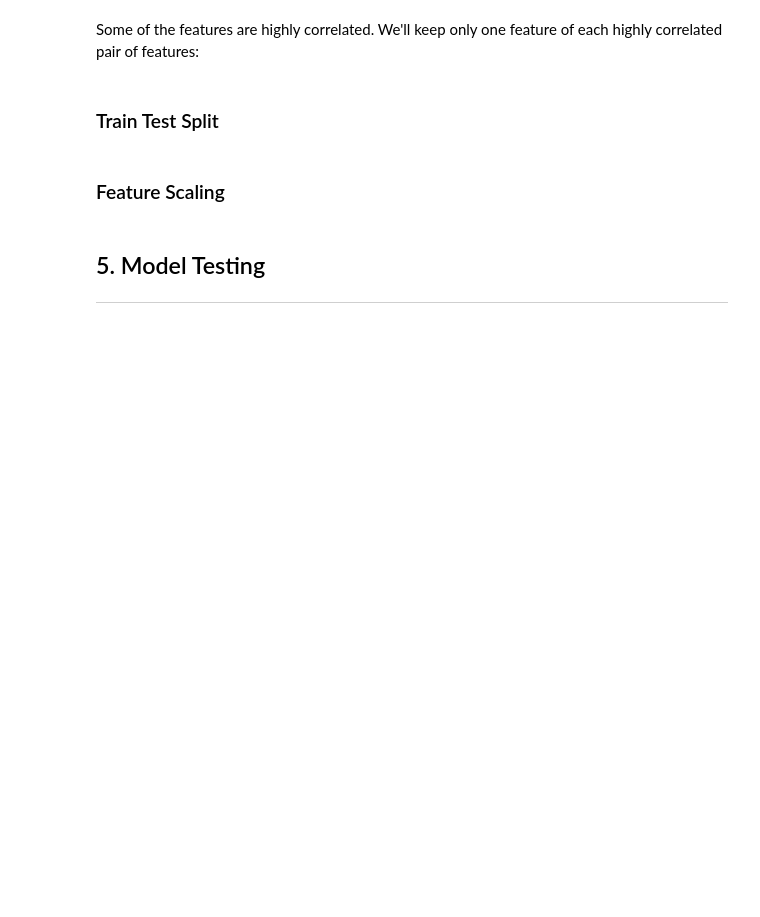
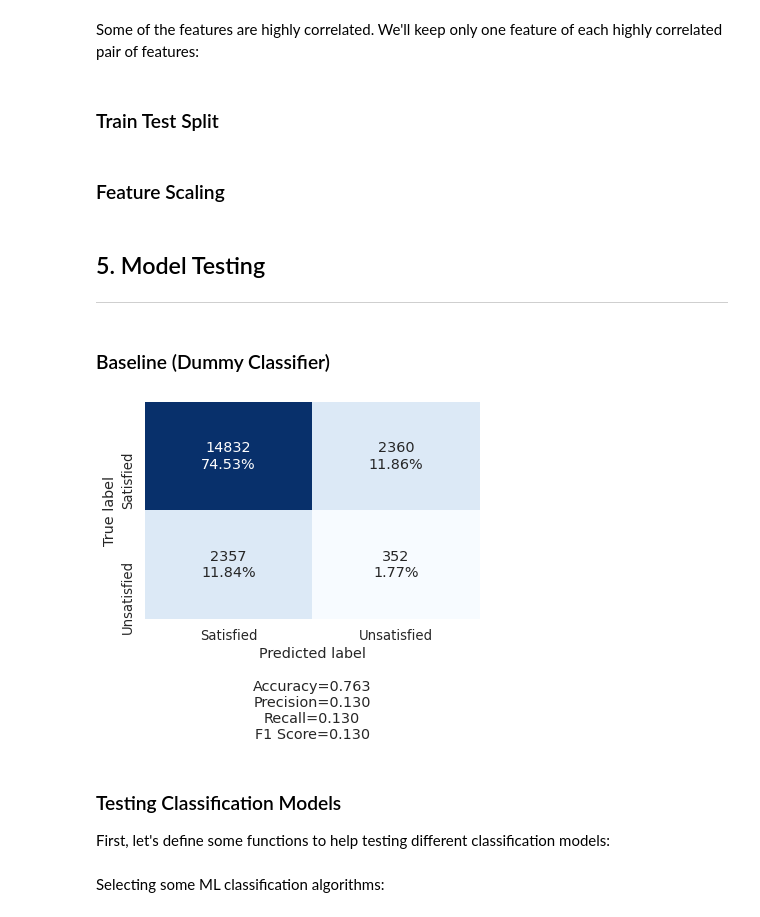
Before and after one commit to kimurarh/olist-public, a Jupyter notebook: 1-Customer-Satisfaction-Prediction.ipynb, the cells around one changed output. Drawn from its saved outputs; the diff is of its cells as text; code cells hidden in the pictures; blank space fills up the shorter version.

Commit message:
feat: baseline model and testing 4 classification models

```diff
--- a/1-Customer-Satisfaction-Prediction.ipynb
+++ b/1-Customer-Satisfaction-Prediction.ipynb
@@ -434,3 +441,18 @@ X_test_scaled = pd.concat([X_test_scaled, X_test.drop(columns=features_to_scale)
 # %% [markdown]
 ## 5. Model Testing
 ___
+# %% [markdown]
+### Baseline (Dummy Classifier)
+# %%
+dummy_clf = DummyClassifier(strategy='stratified', random_state=42)
+dummy_clf.fit(X_train_scaled, y_train)
+y_pred = dummy_clf.predict(X_test_scaled)
+
+cm = confusion_matrix(y_test, y_pred)
+make_confusion_matrix(cm, figsize=(6, 4), categories=["Satisfied", "Unsatisfied"])
+# %% [output]
+[figure, added]
+# %% [markdown]
+### Testing Classification Models
+
+First, let's define some functions to help testing different classification models:
@@ -436,0 +501,2 @@ ___
+# %% [markdown]
+Selecting some ML classification algorithms:
```
Also changed, not shown: parts of 11 cells of this notebook.
